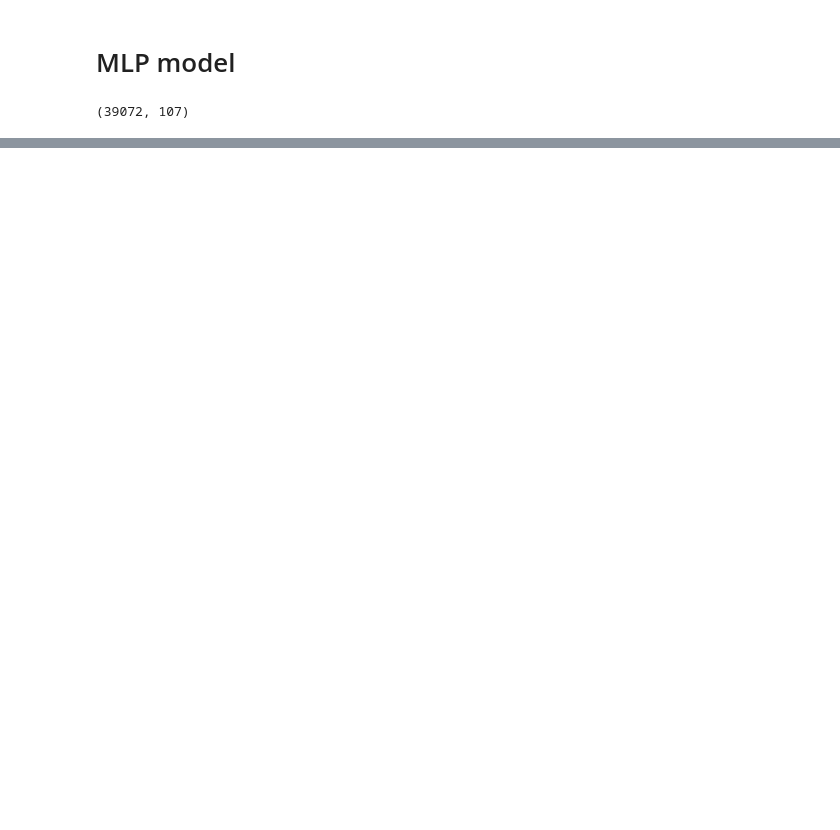
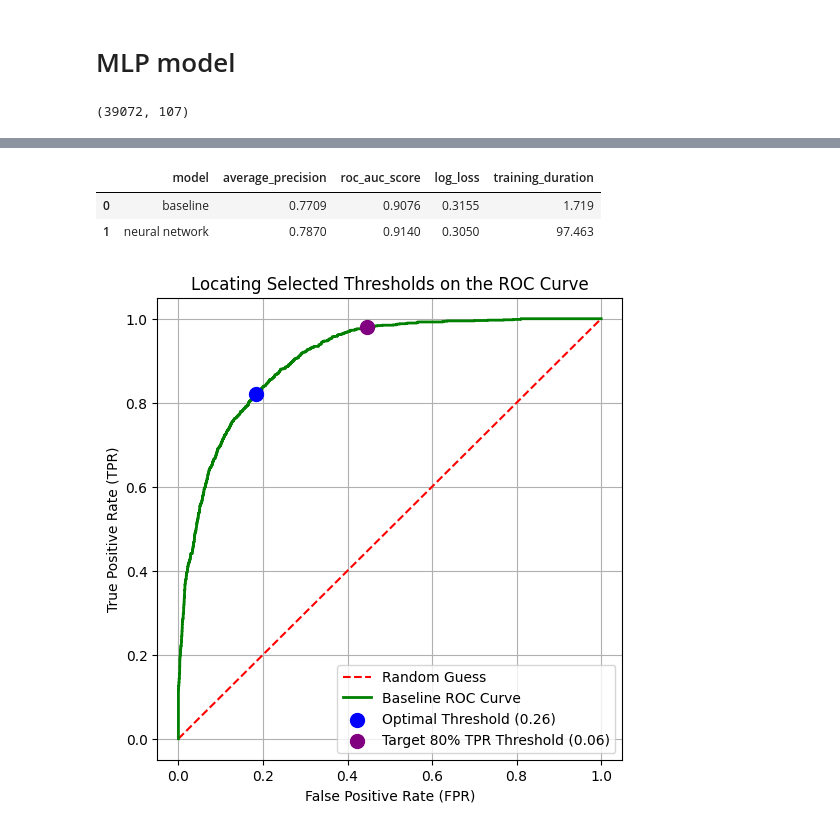
Before and after one commit to kuroshkarimi/Machine-Learning-and-Data-Analysis, a Jupyter notebook: Deep_Learning/Predicting_income_category.ipynb, the cells around one changed output, grey strips where cells are left out. Saved outputs shown, nothing was run; the diff lists cells and outputs as text; code cells hidden in the pictures; blank space fills up the shorter version.

```diff
--- a/Deep_Learning/Predicting_income_category.ipynb
+++ b/Deep_Learning/Predicting_income_category.ipynb
@@ -365,0 +362,20 @@ plt.show()
+# %%
+import numpy as np
+import matplotlib.pyplot as plt
+
+# 1. Geometric optimization: finding the threshold closest to the top-left corner (0, 1)
+# This is equivalent to maximizing (True Positive Rate - False Positive Rate), also known as Youden's J statistic
+distances = np.sqrt(fpr_baseline_val**2 + (1 - tpr_baseline_val)**2)
+best_idx = np.argmin(distances)
+best_threshold = thresholds_val[best_idx]
+
+print(f"Best threshold (closest to top-left): {best_threshold:.4f}")
+print(f"Achieved FPR: {fpr_baseline_val[best_idx]:.4f}, TPR: {tpr_baseline_val[best_idx]:.4f}\n")
+
+# 2. Targeted Recall: finding the threshold that guarantees at least 98% True Positive Rate
+target_tpr = 0.98
+target_idx = np.where(tpr_baseline_val >= target_tpr)[0][0]
+target_threshold = thresholds_val[target_idx]
+
+print(f"Threshold for >= {target_tpr*100}% TPR: {target_threshold:.4f}")
+print(f"Achieved FPR: {fpr_baseline_val[target_idx]:.4f}, TPR: {tpr_baseline_val[target_idx]:.4f}\n")
@@ -453,10 +518,14 @@ print('nn loss: \n', nn_log_loss)
 # %%
 comparison = pd.DataFrame({
-    'model': ['baseline', 'nn'],
-    'average_precision': [baseline_average_precision, nn_average_precision],
-    'roc_auc_score': [baseline_roc_auc, nn_roc_auc],
-    'log_loss': [baseline_log_loss, nn_log_loss],
+    'model': ['baseline', 'neural network'],
+    'average_precision': [baseline_average_precision_val, nn_average_precision_val],
+    'roc_auc_score': [baseline_roc_auc_val, nn_roc_auc_val],
+    'log_loss': [baseline_log_loss_val, nn_log_loss_val],
     'training_duration': [baseline_training_duration, nn_training_duration]
 })
 
 comparison
+# %% [output]
+|  | model | average_precision | roc_auc_score | log_loss | training_duration |
+| 0 | baseline | 0.7709 | 0.9076 | 0.3155 | 1.719 |
+| 1 | neural network | 0.7870 | 0.9140 | 0.3050 | 97.463 |
@@ -524,0 +532,22 @@ plt.show()
+# %%
+# 3. Visualizing these specific thresholds on the ROC Curve
+plt.figure(figsize=(6, 6))
+plt.plot([0, 1], [0, 1], linestyle='--', color='red', label='Random Guess')
+plt.plot(fpr_baseline_val, tpr_baseline_val, color='green', linewidth=2, label='Baseline ROC Curve')
+
+# Highlight the optimal geometric threshold
+plt.scatter(fpr_baseline_val[best_idx], tpr_baseline_val[best_idx], color='blue', s=100, zorder=5,
+            label=f'Optimal Threshold ({best_threshold:.2f})')
+
+# Highlight the 80% Recall threshold
+plt.scatter(fpr_baseline_val[target_idx], tpr_baseline_val[target_idx], color='purple', s=100, zorder=5,
+            label=f'Target 80% TPR Threshold ({target_threshold:.2f})')
+
+plt.xlabel('False Positive Rate (FPR)')
+plt.ylabel('True Positive Rate (TPR)')
+plt.title('Locating Selected Thresholds on the ROC Curve')
+plt.legend()
+plt.grid(True)
+plt.show()
+# %% [output]
+[figure, added]
```
Also changed, not shown: parts of 20 cells of this notebook.
